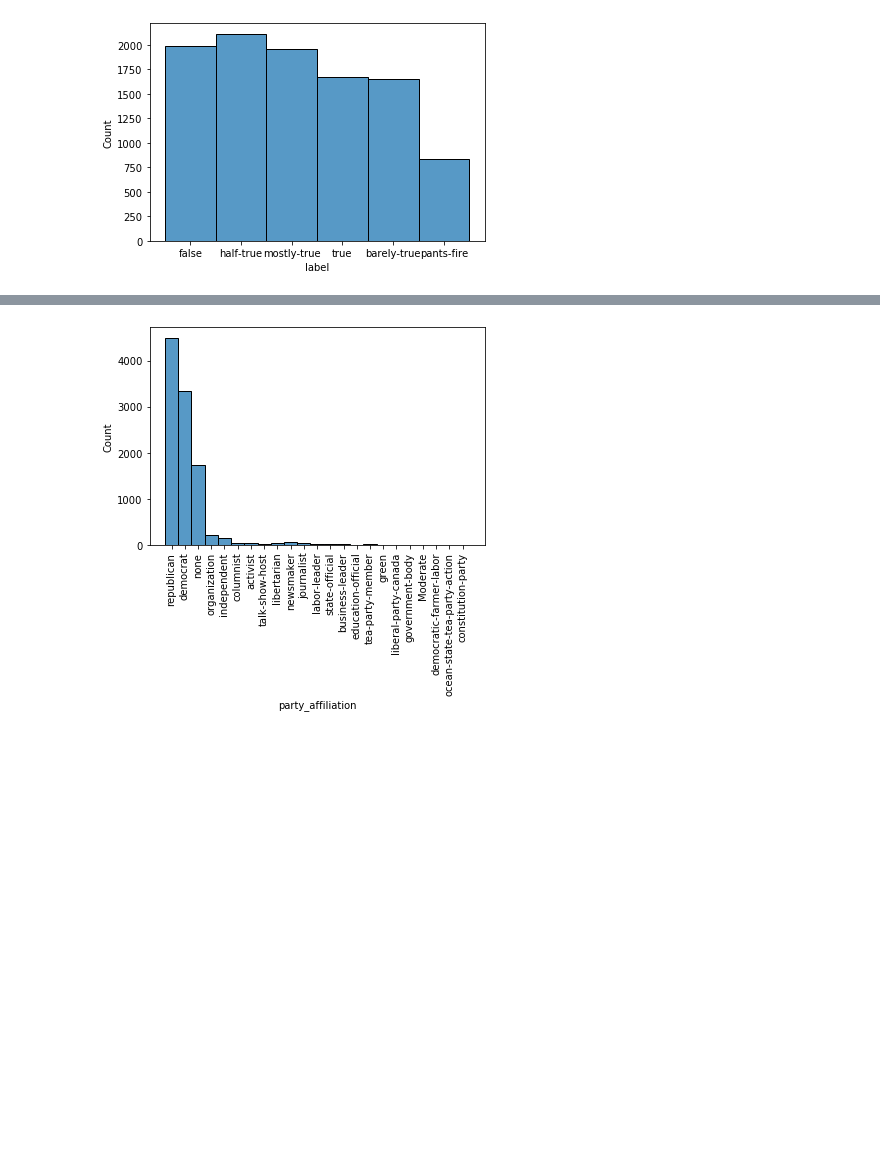
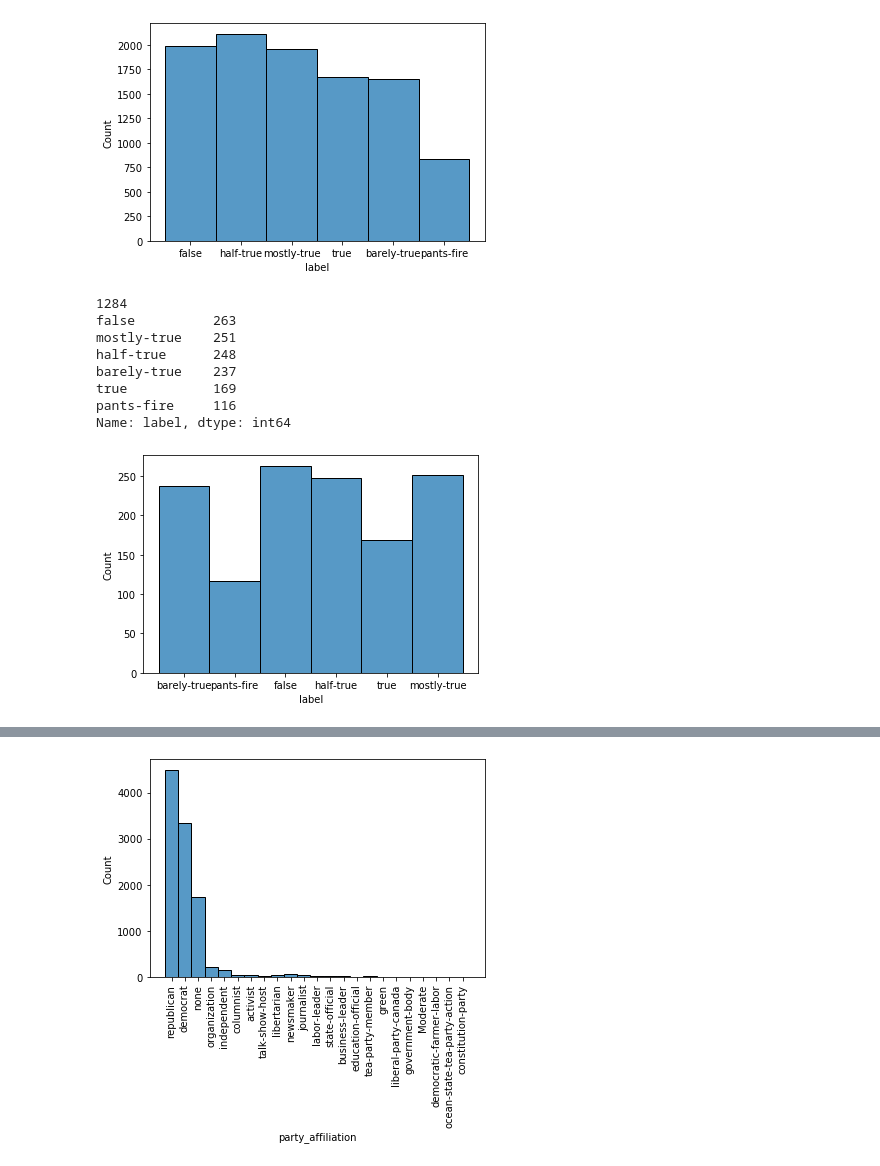
Before and after one commit to sshetkar3858/EE461P_Final_Project_Fake_News_Classifier, a Jupyter notebook: liar/data_exploration.ipynb, the cells around one changed output, grey strips where cells are left out. Drawn from its saved outputs; the diff is of its cells as text; code cells hidden in the pictures; blank space fills up the shorter version.

Commit message:
updated data_exploration

```diff
--- a/liar/data_exploration.ipynb
+++ b/liar/data_exploration.ipynb
@@ -106,3 +168,18 @@ barely-true    1654
 pants-fire      839
 Name: label, dtype: int64
 [figure]
+# %%
+# histogram of labels on val
+print(len(val['label']))
+sns.histplot(data=val['label'])
+print(val['label'].value_counts())
+# %% [output]
+1284
+false          263
+mostly-true    251
+half-true      248
+barely-true    237
+true           169
+pants-fire     116
+Name: label, dtype: int64
+[figure, added]
```
Also changed, not shown: parts of 16 cells of this notebook.
